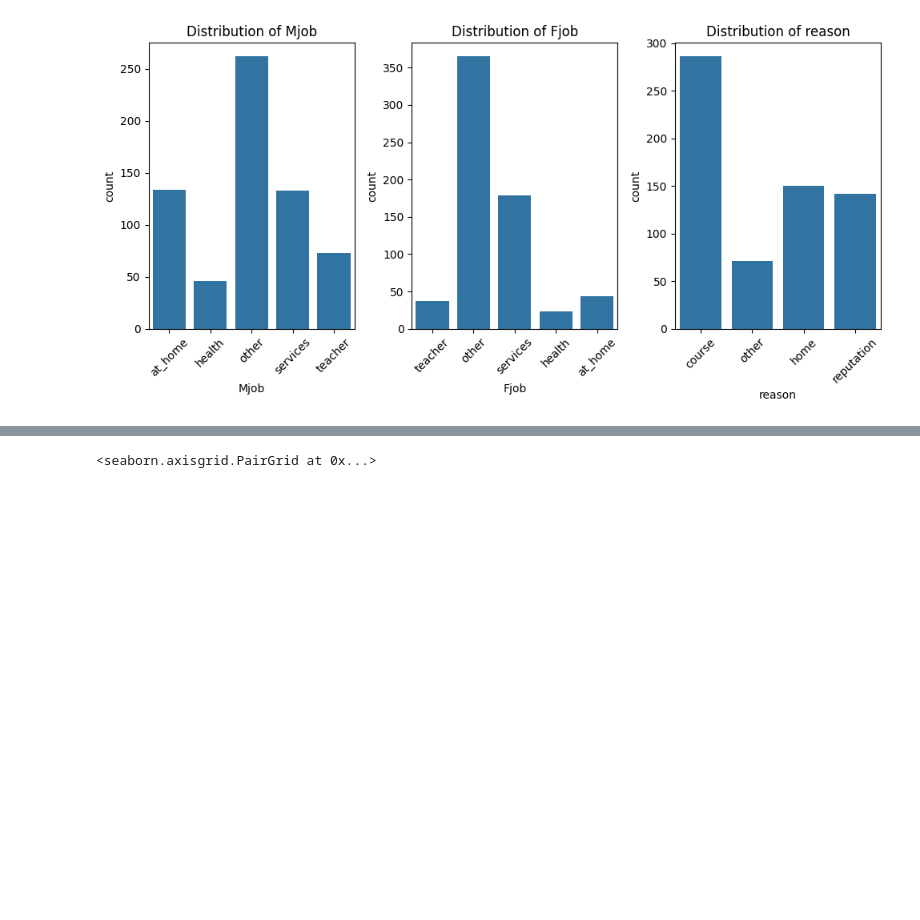
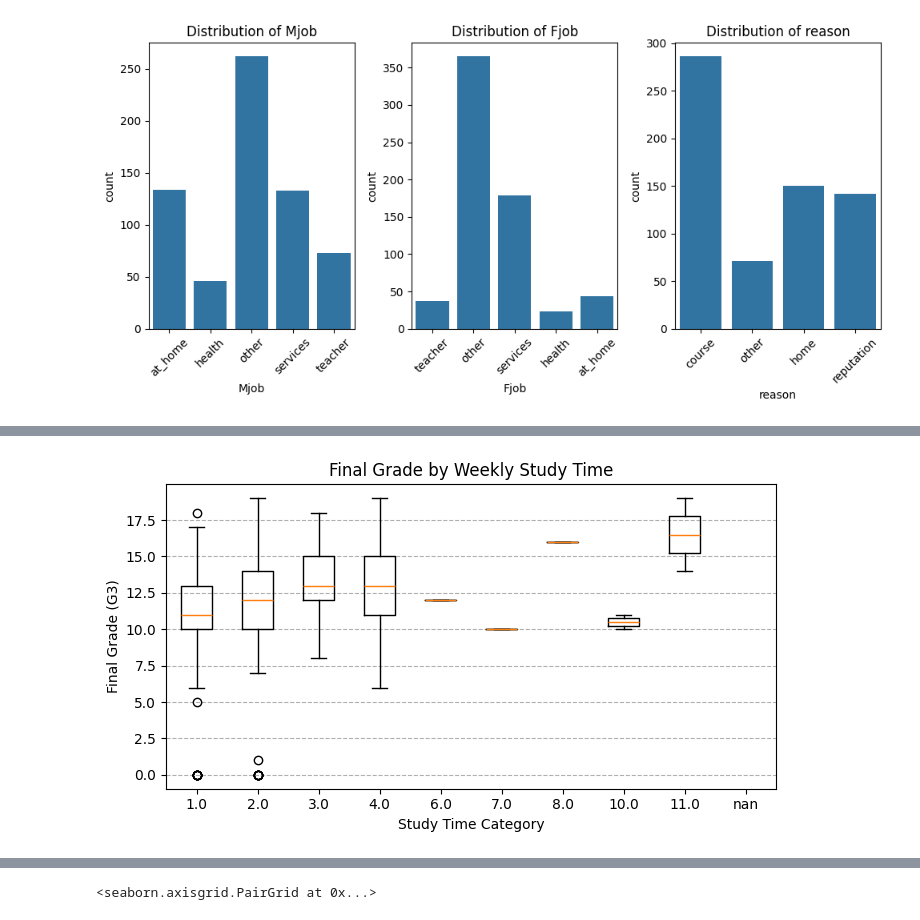
Before and after one commit to Cullen179/Practical-Data-Science, a Jupyter notebook: A1/assignment1_TEMPLATE.ipynb, the cells around one changed output, grey strips where cells are left out. Saved outputs shown, nothing was run; the diff lists cells and outputs as text; code cells hidden in the pictures; blank space fills up the shorter version.

```diff
--- a/A1/assignment1_TEMPLATE.ipynb
+++ b/A1/assignment1_TEMPLATE.ipynb
@@ -625,0 +717,18 @@ for i, col in enumerate(nominal_cols_plot):
+# %%
+categories = sorted(df['studytime'].unique())
+grouped = [df.loc[df['studytime'] == cat, 'G3'].values for cat in categories]
+
+fig, ax = plt.subplots(figsize=(7, 4))
+ax.boxplot(grouped, positions=range(1, len(categories) + 1))
+
+ax.set_title("Final Grade by Weekly Study Time")
+ax.set_xlabel("Study Time Category")
+ax.set_ylabel("Final Grade (G3)")
+ax.set_xticks(range(1, len(categories) + 1))
+ax.set_xticklabels(categories)
+ax.grid(axis="y", linestyle="--")
+
+plt.tight_layout()
+plt.show()
+# %% [output]
+[figure, added]
```
Also changed, not shown: parts of 14 cells of this notebook.
